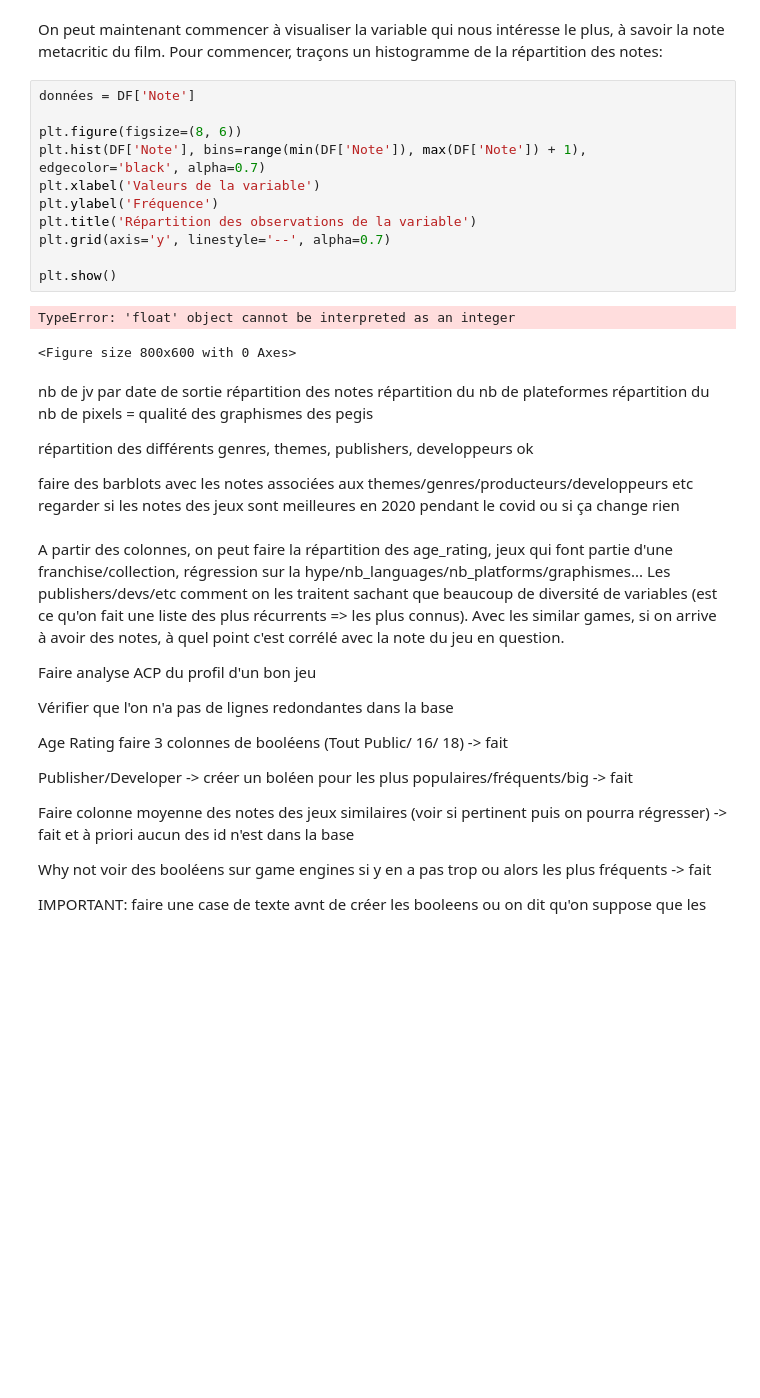
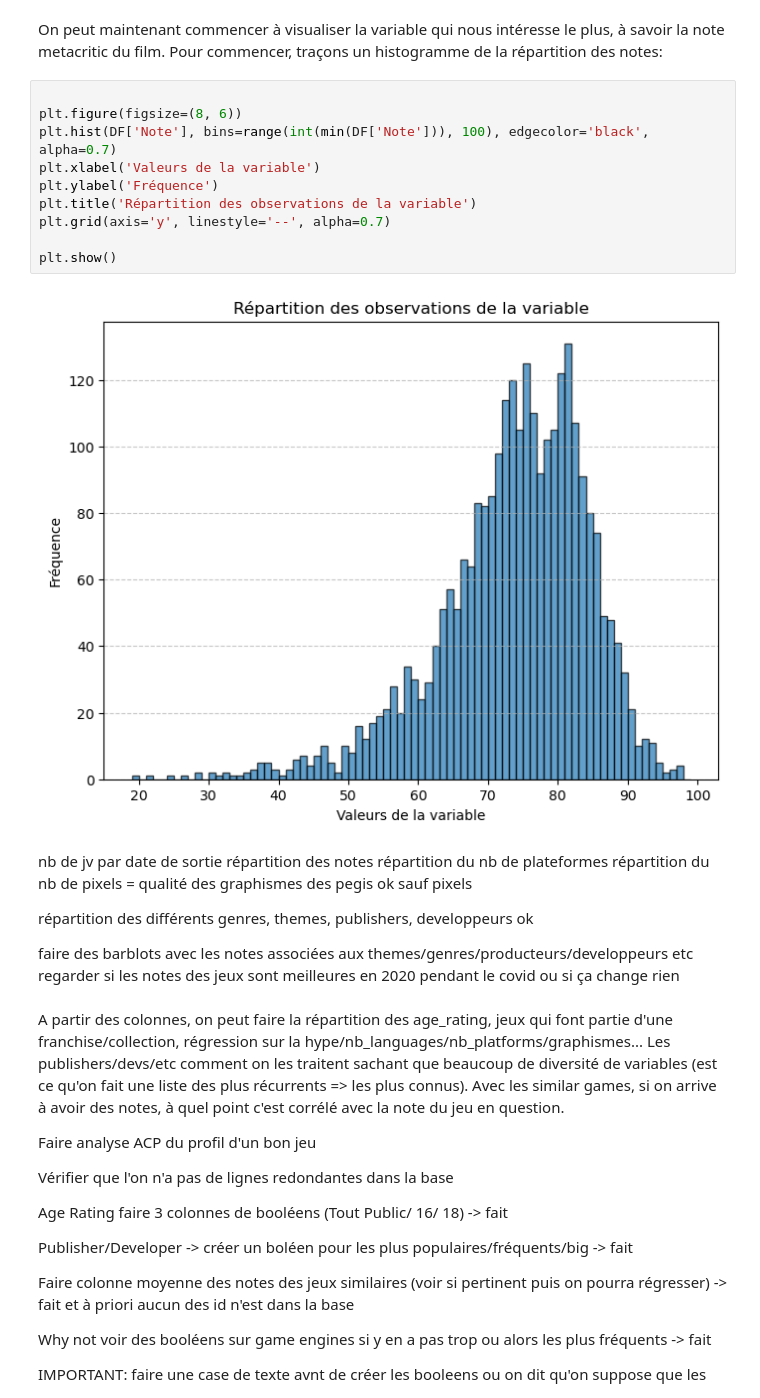
Before and after one commit to PyTomSss/PythonProjects, a Jupyter notebook: Project_Notebook.ipynb, the cells around one changed output. Cells and saved outputs as stored; diff of their text form; blank space fills up the shorter version.

```diff
--- a/Project_Notebook.ipynb
+++ b/Project_Notebook.ipynb
@@ -1136,19 +1136,17 @@ On voit que 55% des jeux sont classés 'tout public': cela semble normal car les
 # %% [markdown]
 On peut maintenant commencer à visualiser la variable qui nous intéresse le plus, à savoir la note metacritic du film. Pour commencer, traçons un histogramme de la répartition des notes:
 # %%
-données = DF['Note']
 
 plt.figure(figsize=(8, 6))
-plt.hist(DF['Note'], bins=range(min(DF['Note']), max(DF['Note']) + 1), edgecolor='black', alpha=0.7)
+plt.hist(DF['Note'], bins=range(int(min(DF['Note'])), 100), edgecolor='black', alpha=0.7)
 plt.xlabel('Valeurs de la variable')
 plt.ylabel('Fréquence')
 plt.title('Répartition des observations de la variable')
 plt.grid(axis='y', linestyle='--', alpha=0.7)
 
 plt.show()
 # %% [output]
-TypeError: 'float' object cannot be interpreted as an integer
-<Figure size 800x600 with 0 Axes>
+[figure, added]
 # %% [markdown]
 
 
@@ -1157,6 +1155,7 @@ répartition des notes
 répartition du nb de plateformes
 répartition du nb de pixels = qualité des graphismes
 des pegis
+ok sauf pixels
 
 
 
```
Also changed, not shown: parts of 4 cells of this notebook.
